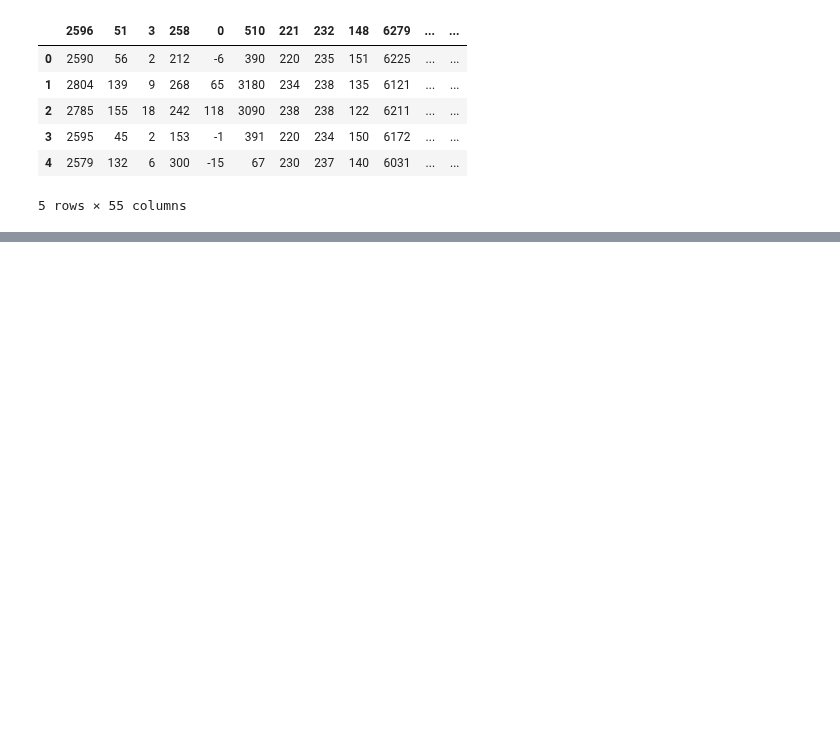
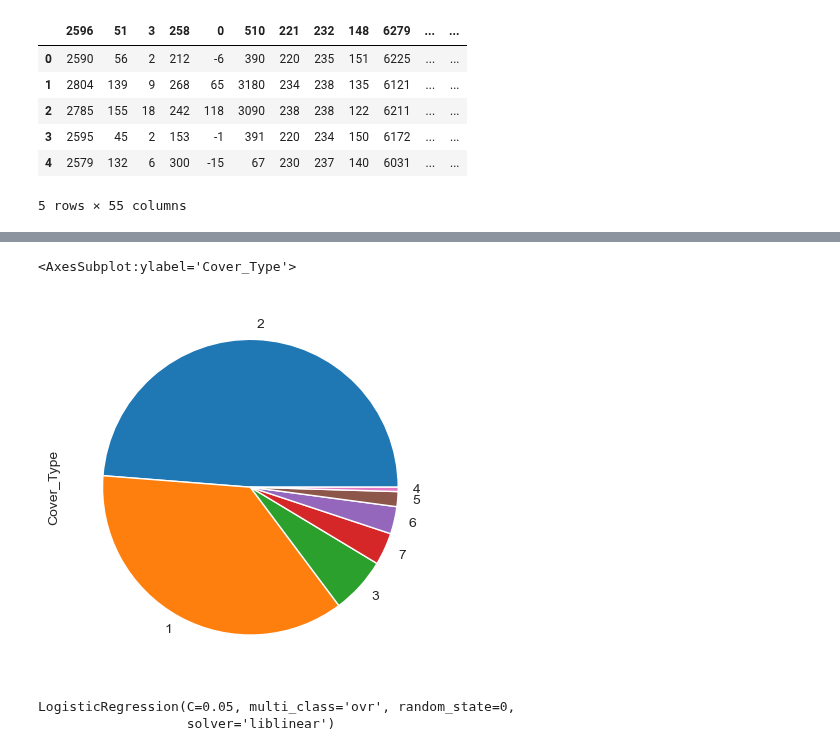
Before and after one commit to hsuliz/university, a Jupyter notebook: year-2023/data-science/forest-anal/anal.ipynb, the cells around one changed output, grey strips where cells are left out. Saved outputs shown, nothing was run; the diff lists cells and outputs as text; code cells hidden in the pictures; blank space fills up the shorter version.

```diff
--- a/year-2023/data-science/forest-anal/anal.ipynb
+++ b/year-2023/data-science/forest-anal/anal.ipynb
@@ -46,0 +56,10 @@ krummholz = df.iloc[560502:  581012, :]
+# %%
+X = df.iloc[:, 0:-1]
+y = df["Cover_Type"]
+# %%
+scaler = MinMaxScaler()
+scaled_x = scaler.fit_transform(X)
+y.value_counts().plot.pie()
+# %% [output]
+<AxesSubplot:ylabel='Cover_Type'>
+[figure, added]
@@ -46,0 +73,11 @@ krummholz = df.iloc[560502:  581012, :]
+# %%
+logic_model = LogisticRegression(
+    solver='liblinear',
+    C=0.05,
+    multi_class='ovr',
+    random_state=0,
+)
+logic_model.fit(X_train, y_train)
+# %% [output]
+LogisticRegression(C=0.05, multi_class='ovr', random_state=0,
+                   solver='liblinear')
```
Also changed, not shown: parts of 10 cells of this notebook.
